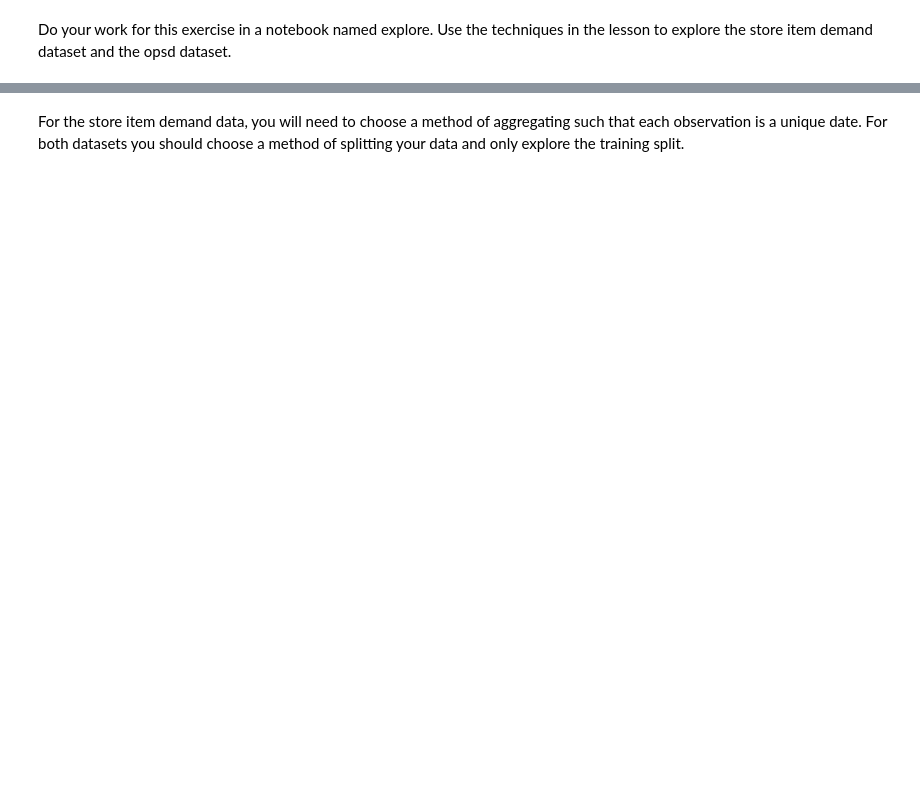
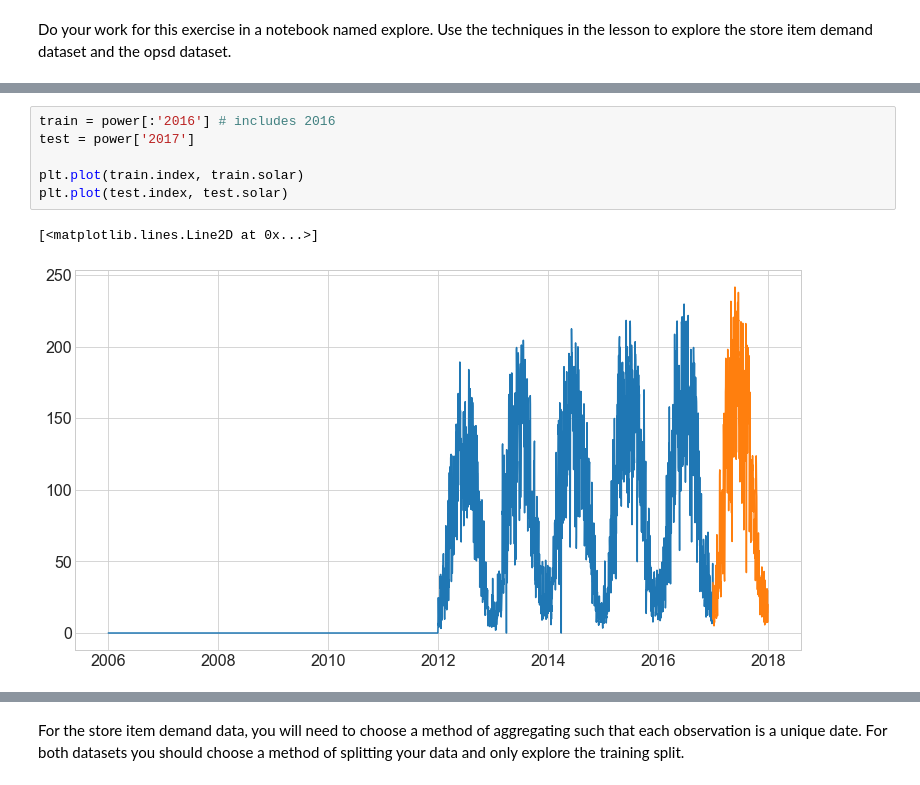
Before and after one commit to gilbert-noriega-ii/time-series-exercises, a Jupyter notebook: explore.ipynb, the cells around one changed output, grey strips where cells are left out. Drawn from its saved outputs; the diff is of its cells as text; blank space fills up the shorter version.

```diff
--- a/explore.ipynb
+++ b/explore.ipynb
@@ -37,0 +51,9 @@ power.head(30)
+# %%
+train = power[:'2016'] # includes 2016
+test = power['2017']
+
+plt.plot(train.index, train.solar)
+plt.plot(test.index, test.solar)
+# %% [output]
+[<matplotlib.lines.Line2D at 0x...>]
+[figure, added]
```
Also changed, not shown: parts of 78 cells of this notebook.
